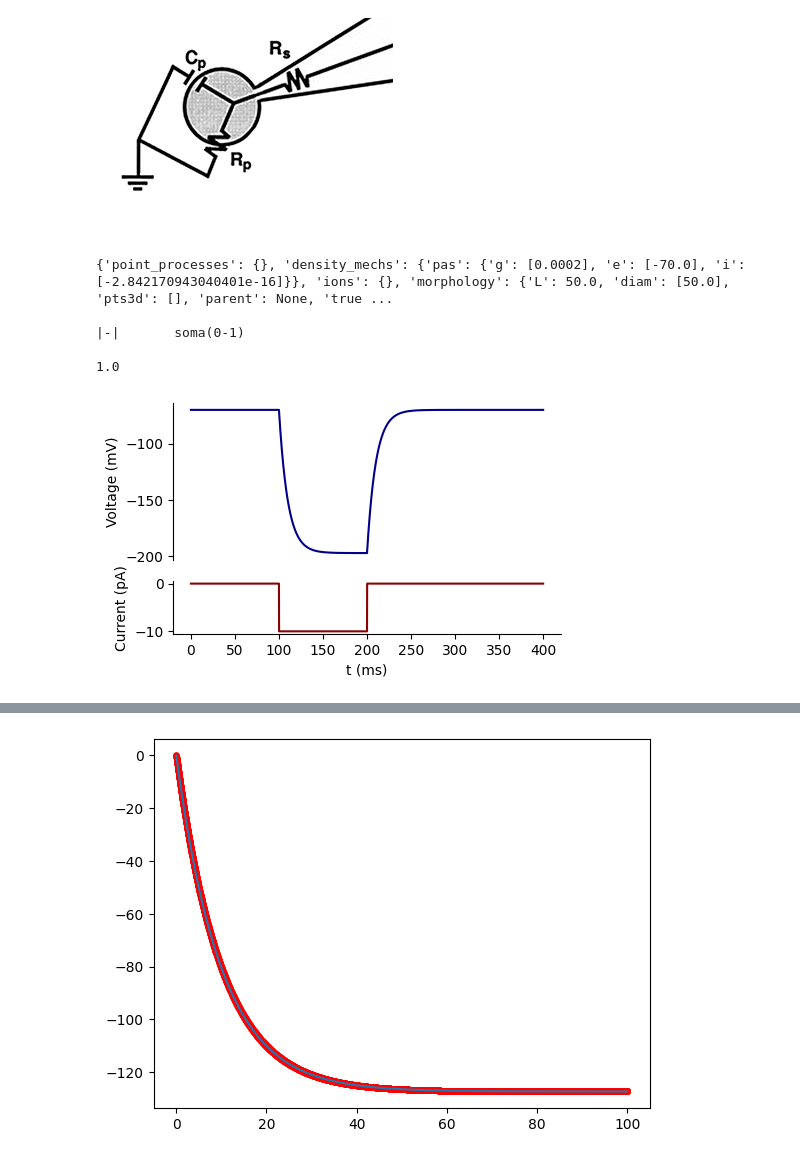
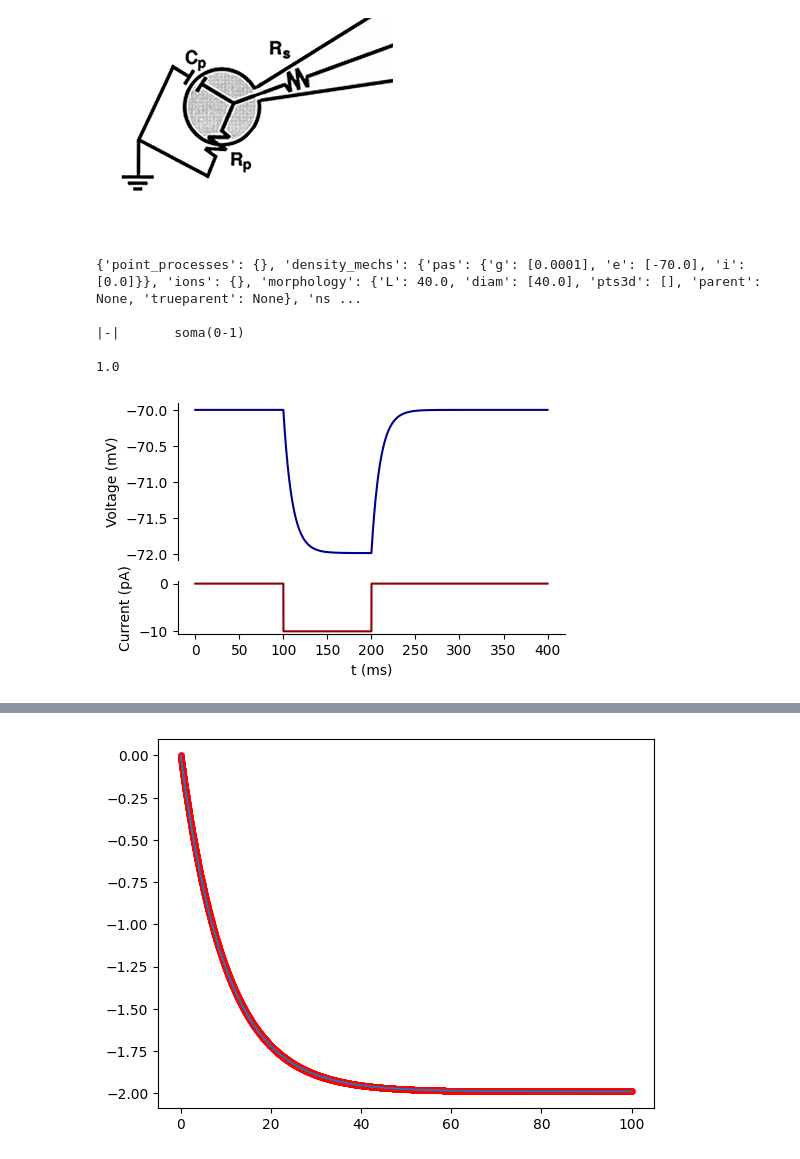
Before and after one commit to mkollo/NEURON_DEMO, a Jupyter notebook: NEURON_demo.ipynb, the cells around one changed output, grey strips where cells are left out. Drawn from its saved outputs; the diff is of its cells as text; code cells hidden in the pictures.

```diff
--- a/NEURON_demo.ipynb
+++ b/NEURON_demo.ipynb
@@ -61,37 +61,41 @@ def clear_all_sections():
 # %%
 # Define cell model
 
+def make_section(diam, length, g_pas, name):
+    # "Round" cell  (50x50 µm cylinder)
+    section = h.Section(name=name)
+    section.L    = length # cylinder length in µm
+    section.diam = diam # cylinder diameter in µm
+
+    # Adding a leak channel
+    section.insert("pas")
+    section.g_pas = g_pas # leak conductance in S/µm - let's make it 100 nS/um²
+    return section
+
 def make_soma(diam, g_pas):
     clear_all_sections()
-
-    # "Round" cell  (50x50 µm cylinder)
-    soma = h.Section(name='soma')
-    soma.L    = diam # cylinder length in µm
-    soma.diam = diam # cylinder diameter in µm
-
-    # Adding a leak channel
-    soma.insert("pas")
-    soma.g_pas = g_pas # leak conductance in S/µm - let's make it 200 nS/um²
+    soma = make_section(diam, diam, g_pas, name="soma")
     return soma
 # %%
 # Check soma parameters
+soma = make_soma(diam=40, g_pas=0.0001)
 print(soma.psection())
 print(h.topology())
 # %% [output]
-{'point_processes': {}, 'density_mechs': {'pas': {'g': [0.0002], 'e': [-70.0], 'i': [-2.842170943040401e-16]}}, 'ions': {}, 'morphology': {'L': 50.0, 'diam': [50.0], 'pts3d': [], 'parent': None, 'true ...
+{'point_processes': {}, 'density_mechs': {'pas': {'g': [0.0001], 'e': [-70.0], 'i': [0.0]}}, 'ions': {}, 'morphology': {'L': 40.0, 'diam': [40.0], 'pts3d': [], 'parent': None, 'trueparent': None}, 'ns ...
 
 |-|       soma(0-1)
 
 1.0
 # %%
-def sim_voltage_response(segment, i_stim):
+def sim_voltage_response(segment, i_stim, v_init=-70, tstop = 400):
 
     voltage = h.Vector()
     voltage.record(segment._ref_v)
 
     stim = h.IClamp(segment)
-    stim.delay = 100
-    stim.dur = 100
+    stim.delay = tstop/4
+    stim.dur = tstop/4
     stim.amp = i_stim
 
     current = h.Vector()
@@ -99,8 +103,8 @@ def sim_voltage_response(segment, i_stim):
 
     t = h.Vector()
     t.record(h._ref_t)
-    h.tstop = 400
-    h.v_init = -70
+    h.tstop = tstop
+    h.v_init = v_init
     h.run()
     return t, voltage, current
 
@@ -124,12 +128,12 @@ def plot_voltage_response(t, voltage, current, title=""):
     ax_c.spines['top'].set_visible(False)
     f.suptitle(title)
 # %%
-soma = make_soma(diam=5, g_pas=0.0001)
+soma = make_soma(diam=40, g_pas=0.0001)
 
 (t, voltage, current) = sim_voltage_response(soma(0.5), -0.01)
 plot_voltage_response(t, voltage, current)
 # %% [output]
-[figure, old version]
+[figure, new version]
 # %%
 def signal_between(signal, t, ms_from, ms_to):
     sample_from = np.where(t.as_numpy()>ms_from)[0][0]
@@ -144,7 +148,7 @@ V_decay = signal_between(voltage, t, 100, 200)
 V_decay -= V_decay[0]
 t_decay = signal_between(t, t, 100, 200)
 t_decay-=t_decay[0]
-(a, tau), _ = scipy.optimize.curve_fit(exp_decay, t_decay, V_decay, (10, 10))
+(a, tau), _ = curve_fit(exp_decay, t_decay, V_decay, (10, 10))
 
 plt.plot(t_decay, V_decay)
 plt.scatter(t_decay, exp_decay(t_decay, a, tau), s=15, c='r')
@@ -154,4 +158,4 @@ tau
-[figure, old version]
+[figure, new version]
 # %%
 def passive_properties(t, voltage, current):
     V_decay = signal_between(voltage, t, 100, 200)
```
Also changed, not shown: parts of 20 cells of this notebook.
